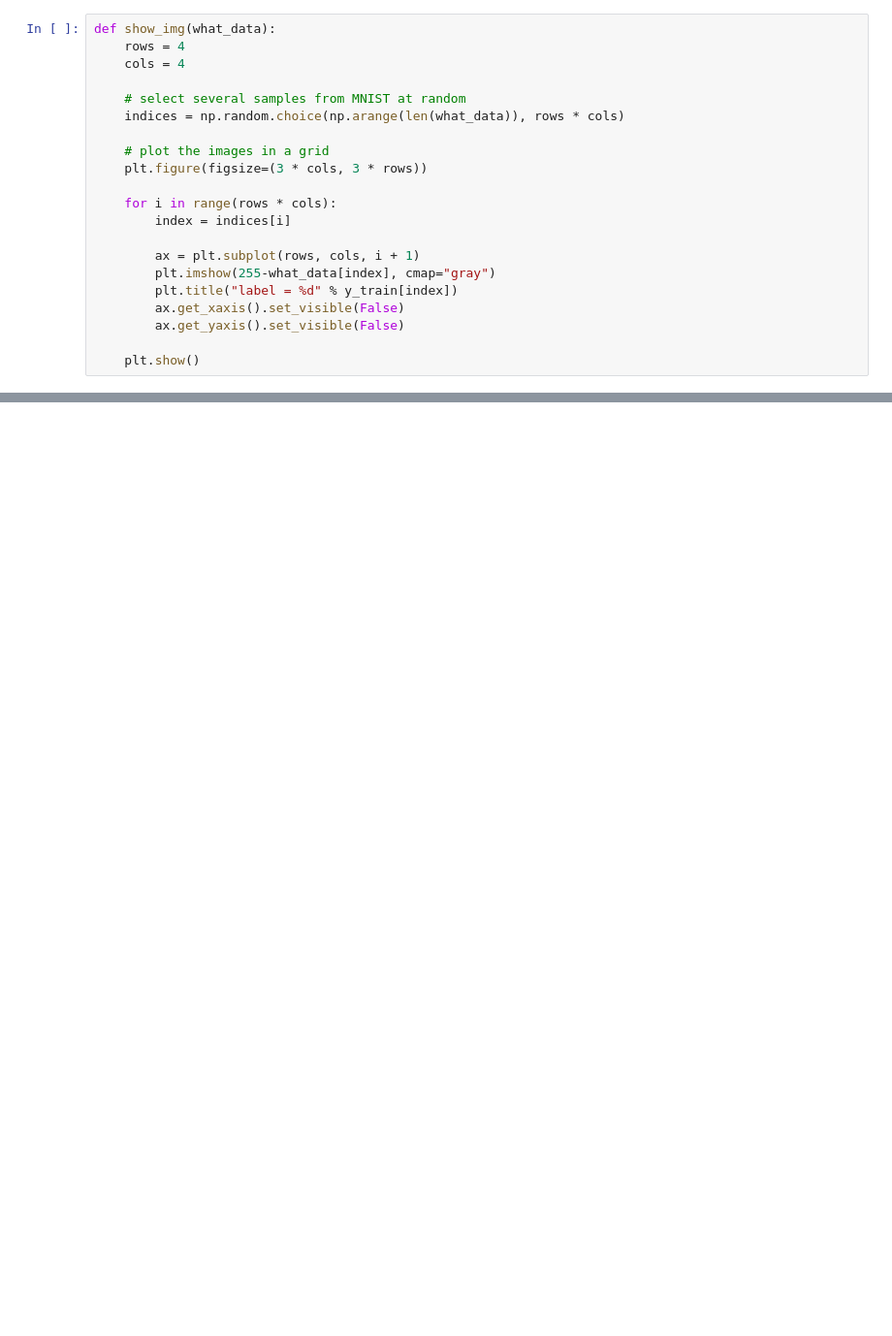
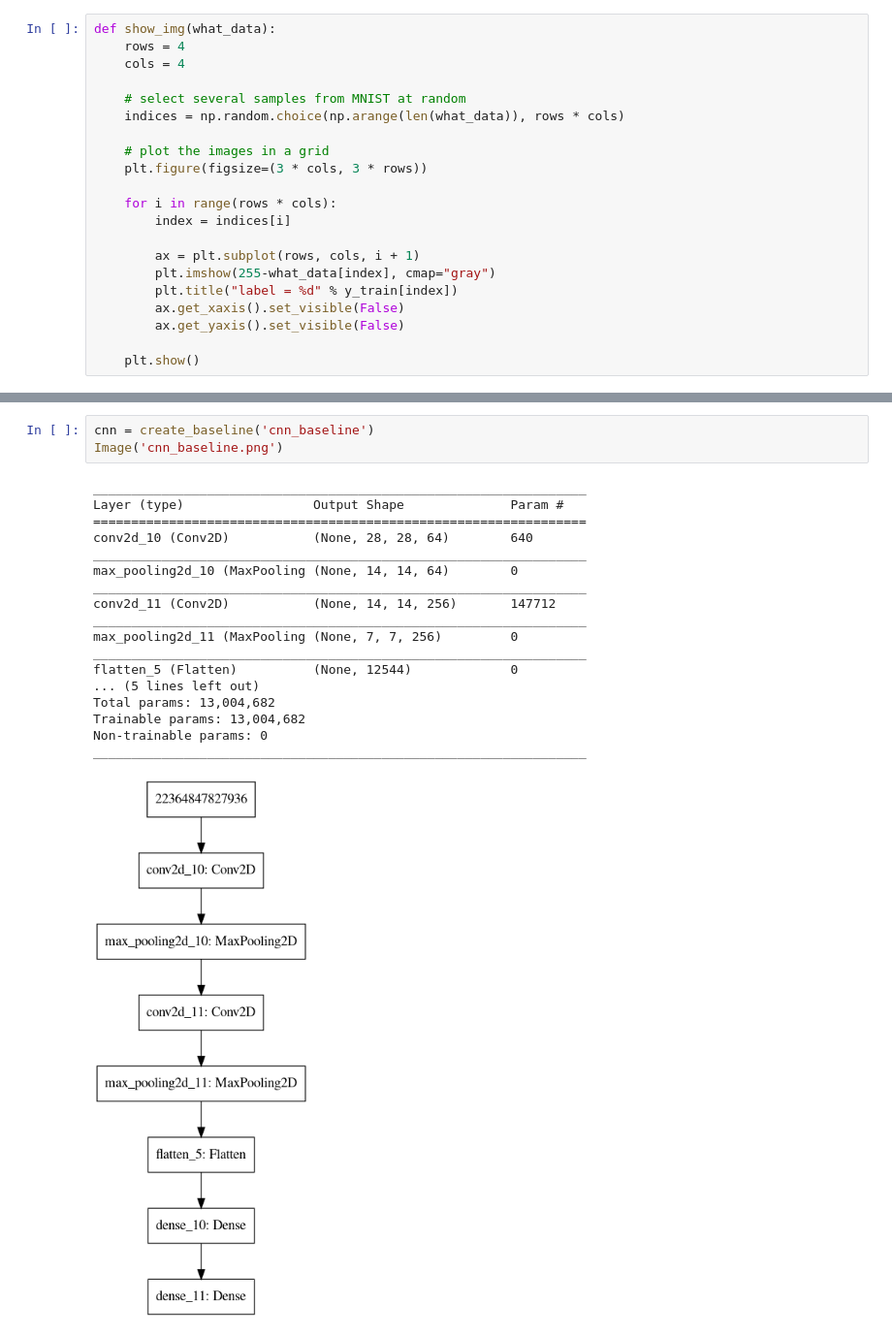
Before and after one commit to Kur1su0/ML-proj, a Jupyter notebook: cnn.ipynb, the cells around one changed output, grey strips where cells are left out. Shown at 97% size. Cells and saved outputs as stored; diff of their text form; blank space fills up the shorter version.

```diff
--- a/cnn.ipynb
+++ b/cnn.ipynb
@@ -69,3 +94,25 @@ def show_img(what_data):
+# %%
+cnn = create_baseline('cnn_baseline')
+Image('cnn_baseline.png')
+# %% [output]
+_________________________________________________________________
+Layer (type)                 Output Shape              Param #
+=================================================================
+conv2d_10 (Conv2D)           (None, 28, 28, 64)        640
+_________________________________________________________________
+max_pooling2d_10 (MaxPooling (None, 14, 14, 64)        0
+_________________________________________________________________
+conv2d_11 (Conv2D)           (None, 14, 14, 256)       147712
+_________________________________________________________________
+max_pooling2d_11 (MaxPooling (None, 7, 7, 256)         0
+_________________________________________________________________
+flatten_5 (Flatten)          (None, 12544)             0
+... (5 lines left out)
+Total params: 13,004,682
+Trainable params: 13,004,682
+Non-trainable params: 0
+_________________________________________________________________
+[figure, added]
 # %%
 
 def main():
```
Also changed, not shown: parts of 7 cells of this notebook, 2 other files.
